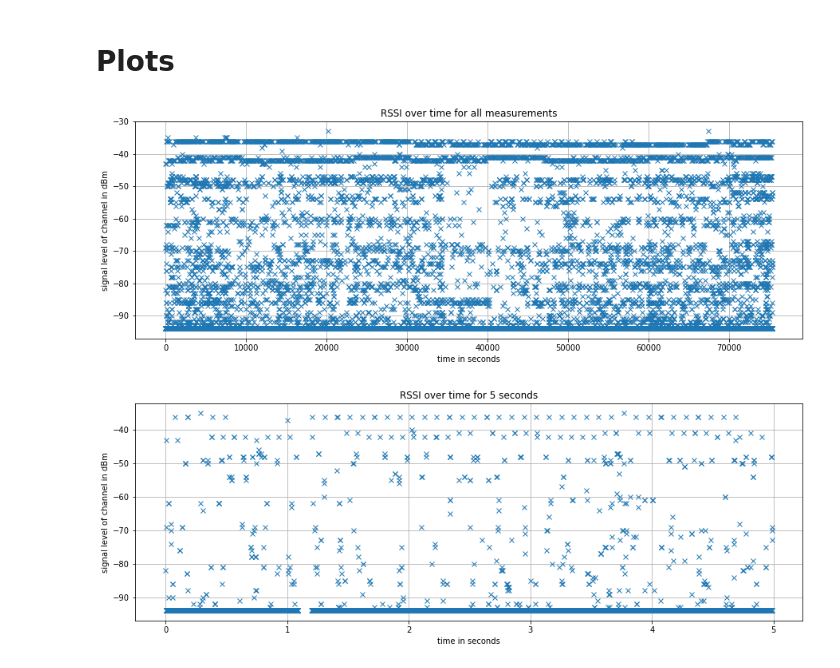
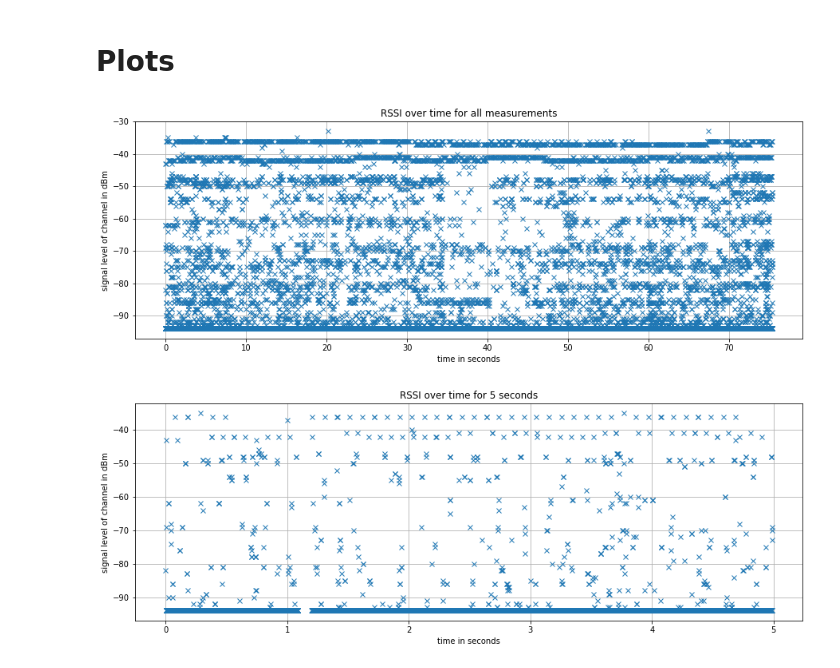
Before and after one commit to juliankaroliny/InSecTT_TDMA_Interference_Dataset, a Jupyter notebook: extract_RSSI_over_time.ipynb, the cells around one changed output. Cells and saved outputs as stored; diff of their text form; code cells hidden in the pictures.

Commit message:
fixed small error in plot label

```diff
--- a/extract_RSSI_over_time.ipynb
+++ b/extract_RSSI_over_time.ipynb
@@ -37,24 +37,24 @@ RSSI = np.array(RSSI)
 # %%
 ### Plot all Data
 plt.figure(figsize=(15,5))
 plt.title("RSSI over time for all measurements")
-plt.plot(RSSI,"x")
+plt.plot(time,RSSI,"x")
 plt.xlabel("time in seconds")
 plt.ylabel("signal level of channel in dBm")
 plt.grid()
 plt.show()
 
 ### Plot Subset
 plot_time = 5 #seconds
 
 num_meas = int(plot_time*1000)
 plt.figure(figsize=(15,5))
 plt.title(f"RSSI over time for {plot_time} seconds")
 plt.plot(time[:num_meas],RSSI[:num_meas],"x")
 plt.xlabel("time in seconds")
 plt.ylabel("signal level of channel in dBm")
 plt.grid()
 plt.show()
 # %% [output]
-[figure, old version]
+[figure, new version]
 [figure]
```
